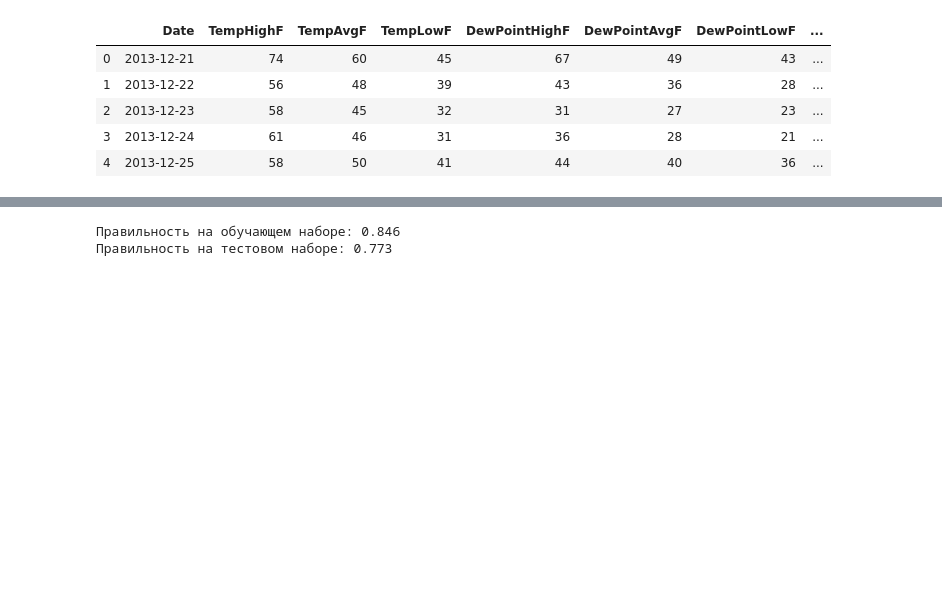
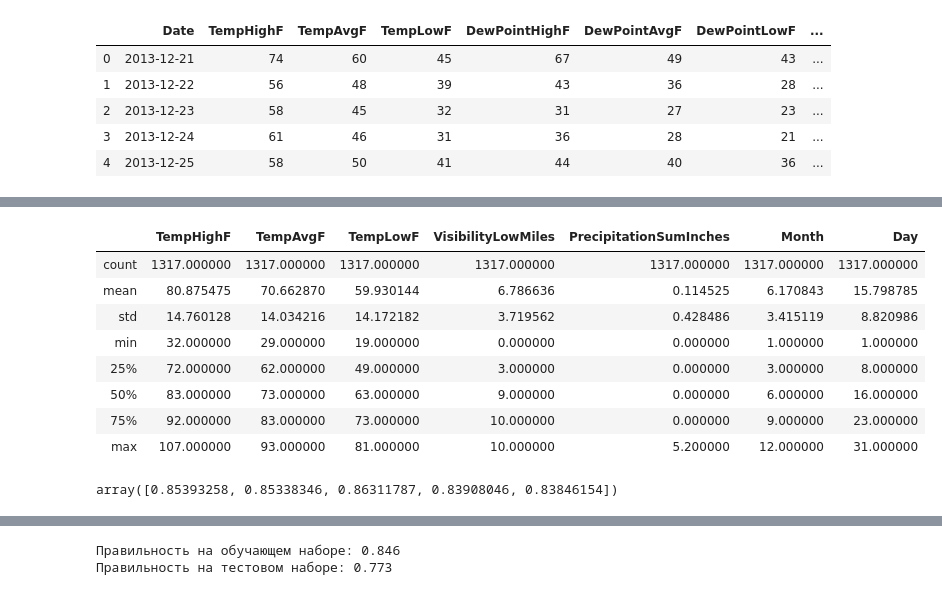
Before and after one commit to ZmiyProjects/DataAnalysisLabs, a Jupyter notebook: Задание 3 Решающие деревья/Austin.ipynb, the cells around one changed output, grey strips where cells are left out. Cells and saved outputs as stored; diff of their text form; code cells hidden in the pictures; blank space fills up the shorter version.

```diff
--- a/Задание 3 Решающие деревья/Austin.ipynb
+++ b/Задание 3 Решающие деревья/Austin.ipynb
@@ -44,3 +279,6 @@ df_austin.corr()
+# %%
+df_austin['PrecipitationSumInches'] = df_austin['PrecipitationSumInches'].astype('float')
+df_austin['VisibilityLowMiles'] = df_austin['VisibilityLowMiles'].astype('float')
 # %%
 features
 # %% [output]
@@ -65,0 +383,18 @@ features
+# %%
+df = df_austin[(df_austin.Events != 'Fog , Thunderstorm') & (df_austin.Events != 'Rain , Snow')]
+# %%
+df.describe()
+# %% [output]
+|  | TempHighF | TempAvgF | TempLowF | VisibilityLowMiles | PrecipitationSumInches | Month | Day |
+| count | 1317.000000 | 1317.000000 | 1317.000000 | 1317.000000 | 1317.000000 | 1317.000000 | 1317.000000 |
+| mean | 80.875475 | 70.662870 | 59.930144 | 6.786636 | 0.114525 | 6.170843 | 15.798785 |
+| std | 14.760128 | 14.034216 | 14.172182 | 3.719562 | 0.428486 | 3.415119 | 8.820986 |
+| min | 32.000000 | 29.000000 | 19.000000 | 0.000000 | 0.000000 | 1.000000 | 1.000000 |
+| 25% | 72.000000 | 62.000000 | 49.000000 | 3.000000 | 0.000000 | 3.000000 | 8.000000 |
+| 50% | 83.000000 | 73.000000 | 63.000000 | 9.000000 | 0.000000 | 6.000000 | 16.000000 |
+| 75% | 92.000000 | 83.000000 | 73.000000 | 10.000000 | 0.000000 | 9.000000 | 23.000000 |
+| max | 107.000000 | 93.000000 | 81.000000 | 10.000000 | 5.200000 | 12.000000 | 31.000000 |
+# %%
+cross_val_score(tree_class, df[features2], df[target], cv=5)
+# %% [output]
+array([0.85393258, 0.85338346, 0.86311787, 0.83908046, 0.83846154])
```
Also changed, not shown: parts of 53 cells of this notebook, 5 other files.
